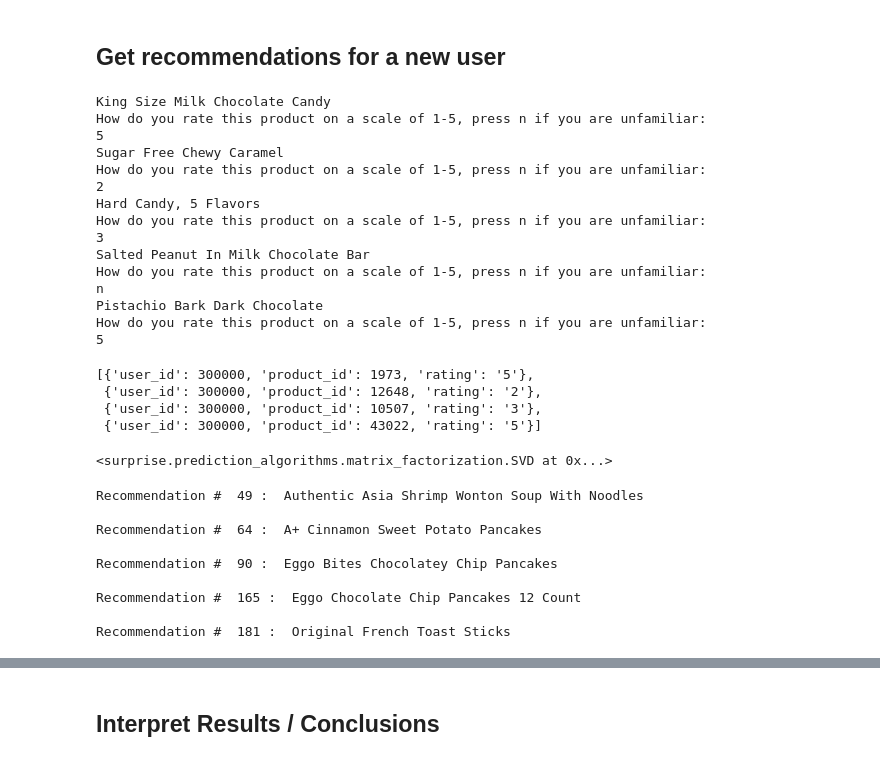
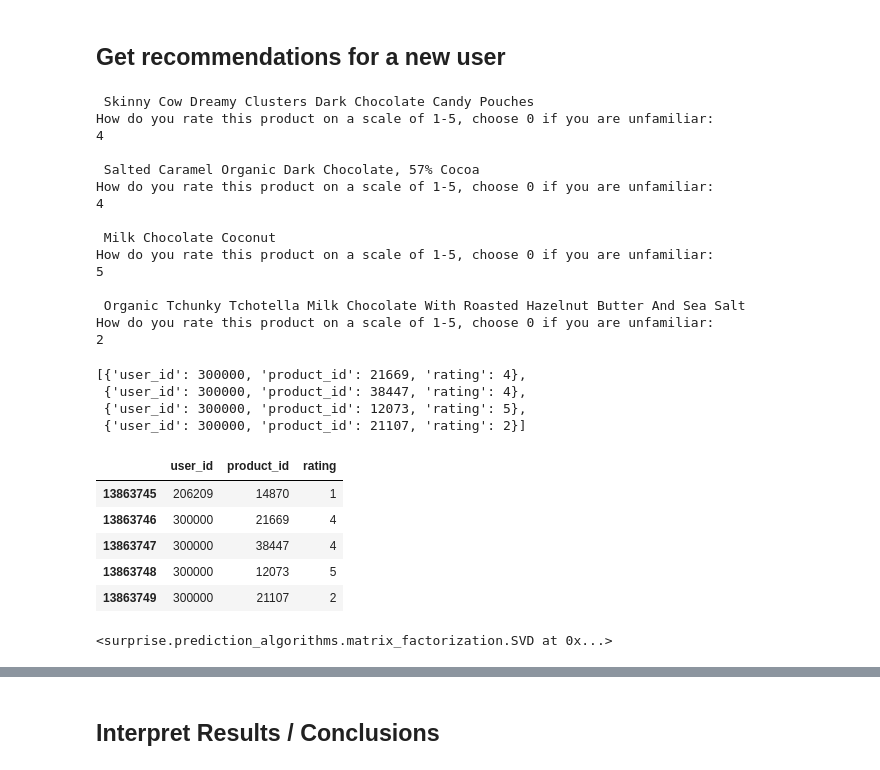
Before and after one commit to melodygr/grocery_recommendation, a Jupyter notebook: Capstone_Project.ipynb, the cells around one changed output, grey strips where cells are left out. Drawn from its saved outputs; the diff is of its cells as text; code cells hidden in the pictures.

```diff
--- a/Capstone_Project.ipynb
+++ b/Capstone_Project.ipynb
@@ -1309,12 +1400,12 @@ def grocery_rater(df, num, aisle=None):
             product = df[df['aisle'].str.contains(aisle)].sample(1)
         else:
             product = df.sample(1)
-        print(product['product_name'].iloc[0])
-        rating = input('How do you rate this product on a scale of 1-5, press n if you are unfamiliar:\n')
-        if rating == 'n':
+        print('\n', product['product_name'].iloc[0])
+        rating = input('How do you rate this product on a scale of 1-5, choose 0 if you are unfamiliar:\n')
+        if rating == '0':
             continue
         else:
-            rating_one_product = {'user_id':userID,'product_id':product['product_id'].iloc[0],'rating':rating}
+            rating_one_product = {'user_id':userID,'product_id':product['product_id'].iloc[0],'rating':int(rating)}
             rating_list.append(rating_one_product)
             num -= 1
     return rating_list
@@ -1322,32 +1413,41 @@ def grocery_rater(df, num, aisle=None):
 # try out the new function here!
 user_rating = grocery_rater(products_desc, 4, aisle='candy')
 # %% [output]
-King Size Milk Chocolate Candy
-How do you rate this product on a scale of 1-5, press n if you are unfamiliar:
+ Skinny Cow Dreamy Clusters Dark Chocolate Candy Pouches
+How do you rate this product on a scale of 1-5, choose 0 if you are unfamiliar:
+4
+
+ Salted Caramel Organic Dark Chocolate, 57% Cocoa
+How do you rate this product on a scale of 1-5, choose 0 if you are unfamiliar:
+4
+
+ Milk Chocolate Coconut
+How do you rate this product on a scale of 1-5, choose 0 if you are unfamiliar:
 5
-Sugar Free Chewy Caramel
-How do you rate this product on a scale of 1-5, press n if you are unfamiliar:
+
+ Organic Tchunky Tchotella Milk Chocolate With Roasted Hazelnut Butter And Sea Salt
+How do you rate this product on a scale of 1-5, choose 0 if you are unfamiliar:
 2
-Hard Candy, 5 Flavors
-How do you rate this product on a scale of 1-5, press n if you are unfamiliar:
-3
-Salted Peanut In Milk Chocolate Bar
-How do you rate this product on a scale of 1-5, press n if you are unfamiliar:
-n
-Pistachio Bark Dark Chocolate
-How do you rate this product on a scale of 1-5, press n if you are unfamiliar:
-5
 # %%
 user_rating
 # %% [output]
-[{'user_id': 300000, 'product_id': 1973, 'rating': '5'},
- {'user_id': 300000, 'product_id': 12648, 'rating': '2'},
- {'user_id': 300000, 'product_id': 10507, 'rating': '3'},
- {'user_id': 300000, 'product_id': 43022, 'rating': '5'}]
+[{'user_id': 300000, 'product_id': 21669, 'rating': 4},
+ {'user_id': 300000, 'product_id': 38447, 'rating': 4},
+ {'user_id': 300000, 'product_id': 12073, 'rating': 5},
+ {'user_id': 300000, 'product_id': 21107, 'rating': 2}]
 # %%
 ## add the new ratings to the original ratings DataFrame
 new_ratings_df = new_rec_df.append(user_rating, ignore_index=True)
 new_data = Dataset.load_from_df(new_ratings_df, reader)
+# %%
+new_ratings_df.tail()
+# %% [output]
+|  | user_id | product_id | rating |
+| 13863745 | 206209 | 14870 | 1 |
+| 13863746 | 300000 | 21669 | 4 |
+| 13863747 | 300000 | 38447 | 4 |
+| 13863748 | 300000 | 12073 | 5 |
+| 13863749 | 300000 | 21107 | 2 |
 # %%
 # train a model using the new combined DataFrame
 new_user_svd = SVD(n_factors = 20, n_epochs = 10, lr_all = 0.005, reg_all = 0.4)
@@ -1367,7 +1467,7 @@ for product in new_ratings_df['product_id'].unique():
 
 ranked_products = sorted(list_of_products, key=lambda x:x[1], reverse=True)
 # %%
-# return the top n recommendations using the
+# return the top n recommendations
 def recommended_products(ranked_products, n, aisle=None):
         for idx, rec in enumerate(ranked_products):
             if aisle:
@@ -1384,15 +1484,3 @@ def recommended_products(ranked_products, n, aisle=None):
                 n-= 1
             if n == 0:
                 break
-
-recommended_products(ranked_products, 5, aisle='frozen')
-# %% [output]
-Recommendation #  49 :  Authentic Asia Shrimp Wonton Soup With Noodles
-
-Recommendation #  64 :  A+ Cinnamon Sweet Potato Pancakes
-
-Recommendation #  90 :  Eggo Bites Chocolatey Chip Pancakes
-
-Recommendation #  165 :  Eggo Chocolate Chip Pancakes 12 Count
-
-Recommendation #  181 :  Original French Toast Sticks
```
Also changed, not shown: parts of 34 cells of this notebook, 3 other files.
